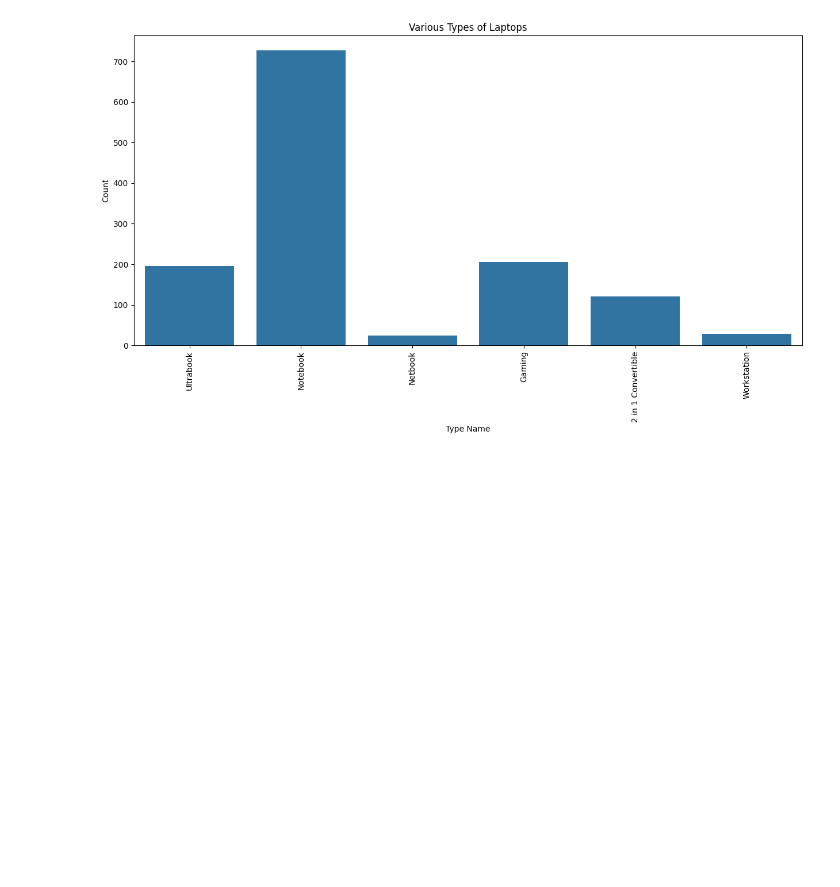
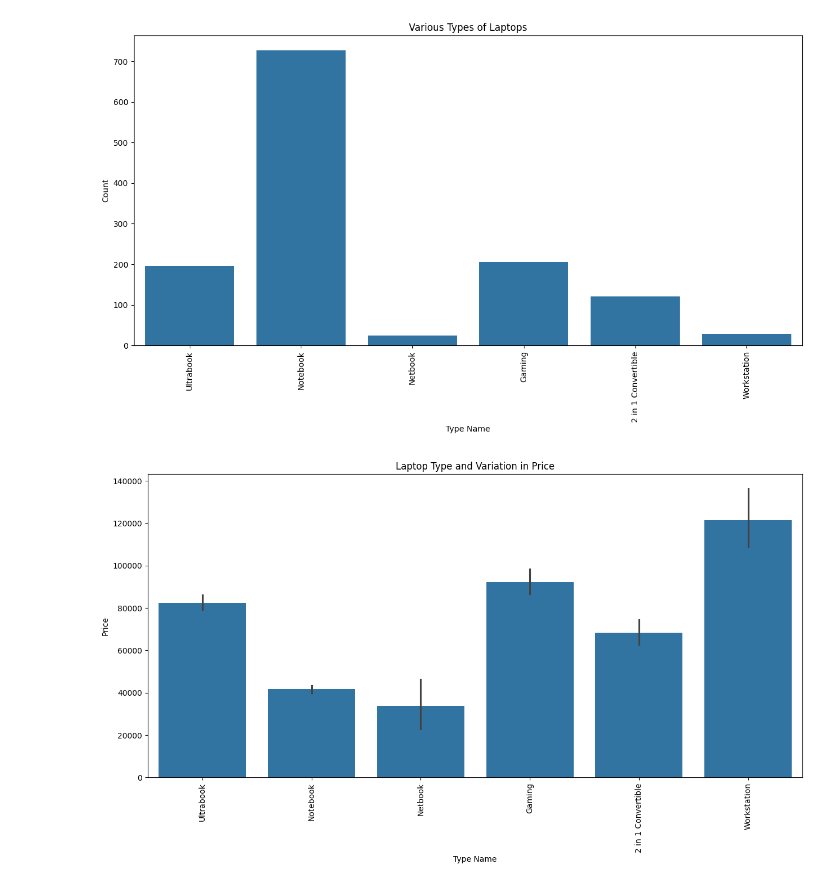
Before and after one commit to AAdewunmi/Laptop_Prices_Prediction_Project, a Jupyter notebook: Laptop_Price_Predictor.ipynb, the cells around one changed output. Cells and saved outputs as stored; diff of their text form; code cells hidden in the pictures; blank space fills up the shorter version.

```diff
--- a/Laptop_Price_Predictor.ipynb
+++ b/Laptop_Price_Predictor.ipynb
@@ -257,3 +257,29 @@ def plot_laptop_types(dataframe, palette='autumn'):
 plot_laptop_types(df)
 # %% [output]
 [figure]
+# %%
+# Display laptop type and variation in price
+
+import matplotlib.pyplot as plt
+import seaborn as sn
+import pandas as pd
+
+def plot_type_price_variation(dataframe):
+  """
+  Displays a bar plot showing the variation in price for each laptop type.
+
+  Args:
+    dataframe (pd.DataFrame): The DataFrame containing 'TypeName' and 'Price' columns.
+  """
+  plt.figure(figsize=(15, 7))
+  sn.barplot(x=dataframe['TypeName'], y=dataframe['Price'])
+  plt.xticks(rotation='vertical')
+  plt.title('Laptop Type and Variation in Price')
+  plt.xlabel('Type Name')
+  plt.ylabel('Price')
+  plt.show()
+
+# Call the function
+plot_type_price_variation(df)
+# %% [output]
+[figure, added]
```
Also changed, not shown: parts of 3 cells of this notebook.
